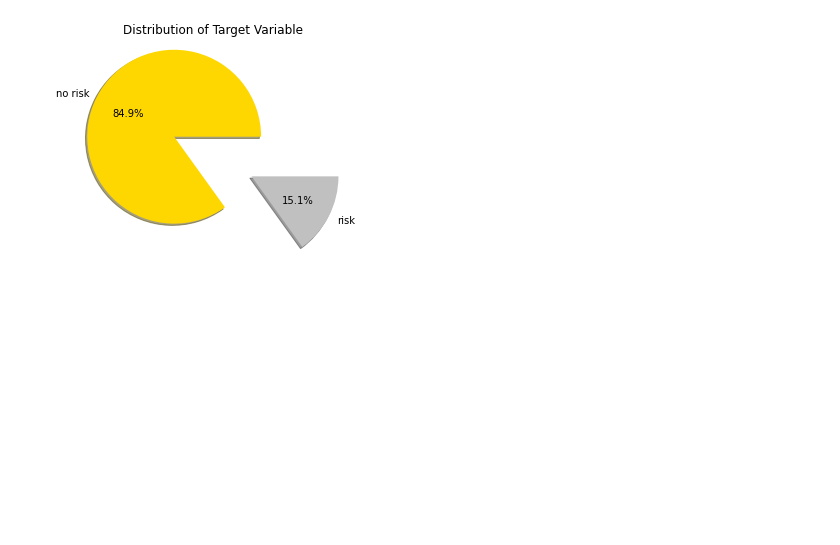
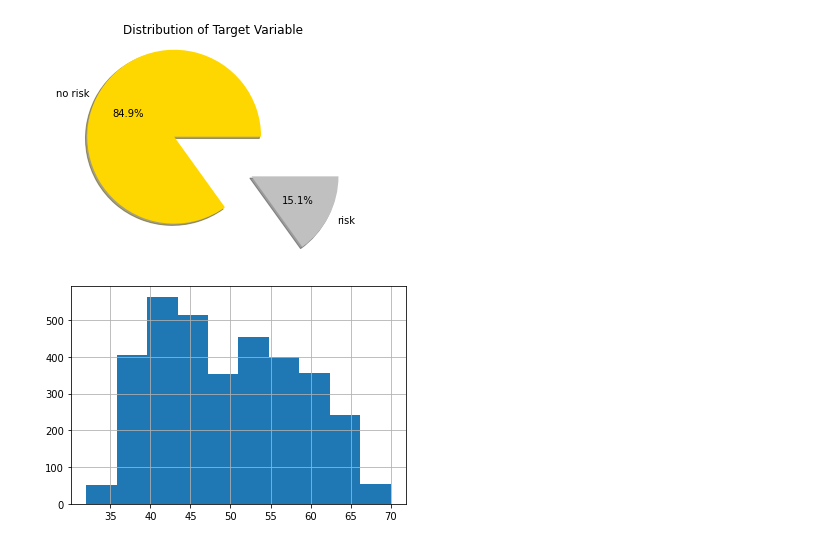
Before and after one commit to Aayushi4925/cardiovasular, a Jupyter notebook: cardiovascular_risk.ipynb, the cells around one changed output. Drawn from its saved outputs; the diff is of its cells as text; code cells hidden in the pictures; blank space fills up the shorter version.

```diff
--- a/cardiovascular_risk.ipynb
+++ b/cardiovascular_risk.ipynb
@@ -184,3 +189,11 @@ plt.plot()
 plt.show()
 # %% [output]
 [figure]
+# %%
+def hist(colname):
+  df_temp[colname].hist(bins=10)
+  plt.show()
+# %%
+hist('age')
+# %% [output]
+[figure, added]
```
Also changed, not shown: parts of 15 cells of this notebook.
